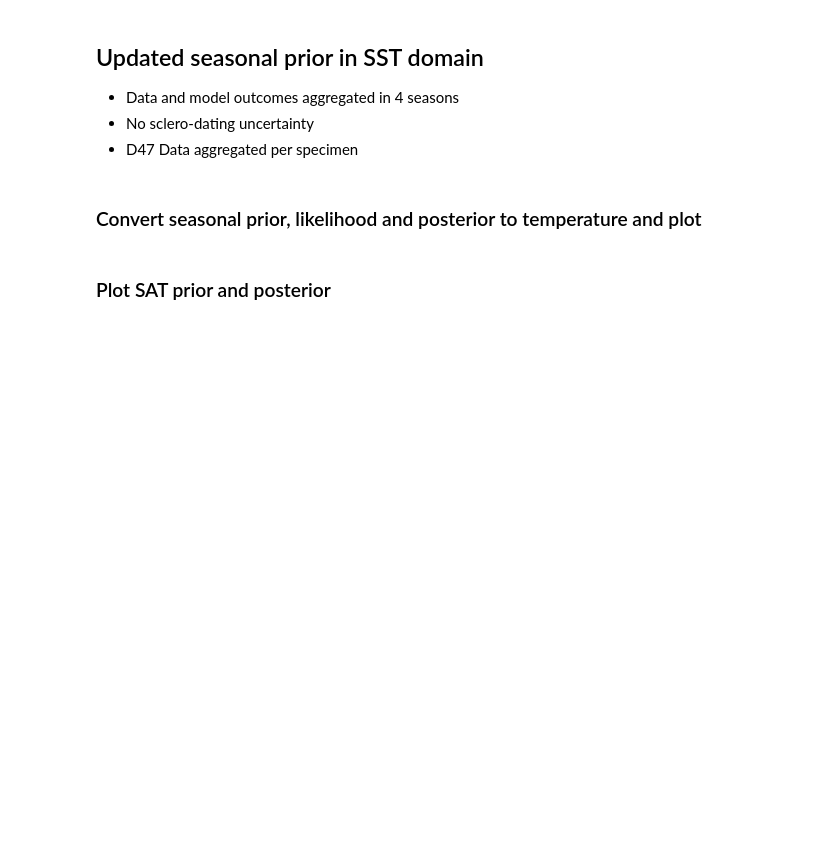
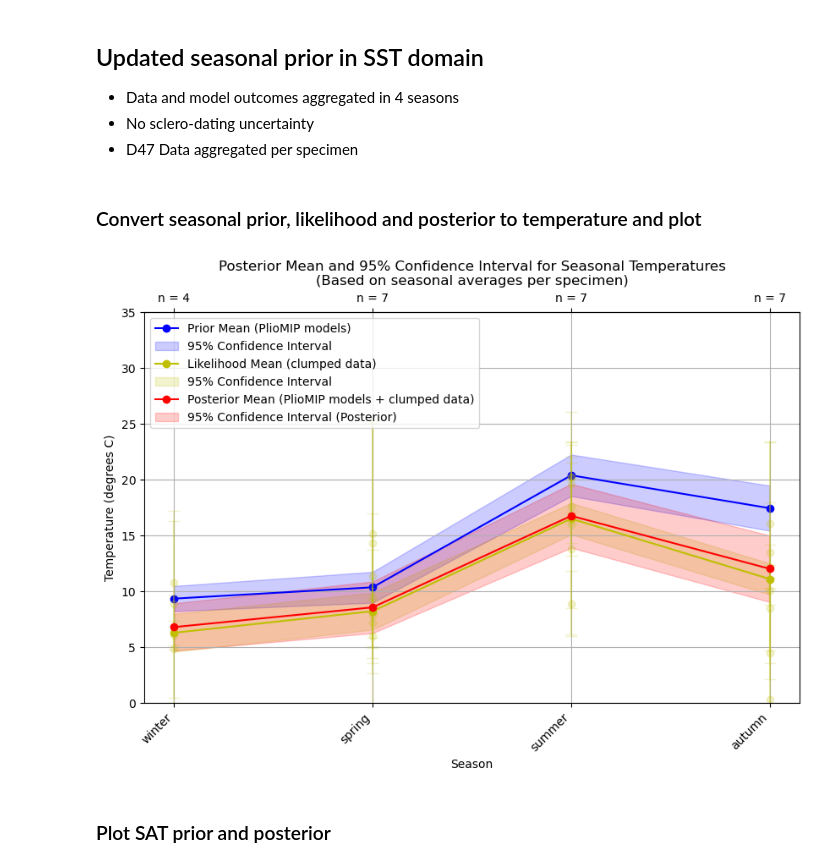
Before and after one commit to nielsjdewinter/SeasonalDA_script, a Jupyter notebook: Seasonal_DA_PWP4_SST_SAT_offline.ipynb, the cells around one changed output. Drawn from its saved outputs; the diff is of its cells as text; code cells hidden in the pictures; blank space fills up the shorter version.

```diff
--- a/Seasonal_DA_PWP4_SST_SAT_offline.ipynb
+++ b/Seasonal_DA_PWP4_SST_SAT_offline.ipynb
@@ -1715,8 +1925,8 @@ cov_prior_D47_seasonal_T = D47c.OGLS23.T47(D47 = mu_prior_D47_seasonal_original,
 mu_likelihood_seasonal_T = D47c.OGLS23.T47(D47 = mu_likelihood_seasonal, sD47 = std_likelihood_seasonal, return_covar = True)[0]
 cov_likelihood_seasonal_T = D47c.OGLS23.T47(D47 = mu_likelihood_seasonal, sD47 = std_likelihood_seasonal, return_covar = True)[1]
 # # Convert posterior D47 to temp
-mu_posterior_seasonal_T = D47c.OGLS23.T47(D47 = mu_prior_D47_seasonal, sD47 = cov_prior_D47_seasonal, return_covar = True)[0]
-cov_posterior_seasonal_T = D47c.OGLS23.T47(D47 = mu_prior_D47_seasonal, sD47 = cov_prior_D47_seasonal, return_covar = True)[1]
+mu_posterior_seasonal_T = D47c.OGLS23.T47(D47 = mu_post_D47_seasonal_averaged, sD47 = cov_post_D47_seasonal_averaged, return_covar = True)[0]
+cov_posterior_seasonal_T = D47c.OGLS23.T47(D47 = mu_post_D47_seasonal_averaged, sD47 = cov_post_D47_seasonal_averaged, return_covar = True)[1]
 
 # Plot in temperature domain
 std_prior_D47_seasonal_T = np.sqrt(np.diag(cov_prior_D47_seasonal_T))
@@ -1753,33 +1963,35 @@ plt.fill_between(seasons_scale,
 for measurement in PWP_D47_seasonal_dict: # Loop over measurements
     plt.plot(measurement["season"] + 1, D47c.OGLS23.T47(D47 = measurement["D47"], sD47 = measurement["D47_sd"])[0], color = "y", marker = "o", alpha = 0.2)
     plt.errorbar(measurement["season"] + 1, D47c.OGLS23.T47(D47 = measurement["D47"], sD47 = measurement["D47_sd"])[0], yerr = D47c.OGLS23.T47(D47 = measurement["D47"], sD47 = measurement["D47_sd"])[1], color = "y", alpha = 0.2, capsize = 5)
 # Add numbers of datapoints used for updating to top
 secax = plt.gca().secondary_xaxis('top')
 secax.set_xticks(seasons_scale)
 secax.set_xticklabels([f"n = {int(n)}" for n in n_update_seasonal])
 secax.tick_params(axis = 'x', rotation = 0)
 
 # POSTERIOR
 # Add posterior mean
 plt.plot(seasons_scale, mu_posterior_seasonal_T, label = 'Posterior Mean (PlioMIP models + clumped data)', color = 'r', marker = 'o')
 # Add 95% confidence intervals for the posterior (mean ± 1.96 * std deviation)
 plt.fill_between(seasons_scale,
     mu_posterior_seasonal_T - stats.t.ppf(1 - 0.025, (n_update_seasonal + n_models_seasonal)) * std_posterior_seasonal_T,
     mu_posterior_seasonal_T + stats.t.ppf(1 - 0.025, (n_update_seasonal + n_models_seasonal)) * std_posterior_seasonal_T,
     color = 'r',
     alpha = 0.2,
     label = '95% Confidence Interval (Posterior)'
 )
 
 # Plot layout
 plt.xticks(seasons_scale, seasons, rotation = 45, ha = "right")
 plt.title('Posterior Mean and 95% Confidence Interval for Seasonal Temperatures\n(Based on seasonal averages per specimen)')
 plt.xlabel('Season')
 plt.ylabel('Temperature (degrees C)')
 plt.ylim(0, 35)
 plt.legend(loc = 'upper left')
 plt.grid(True)
 plt.show()
+# %% [output]
+[figure, added]
 # %% [markdown]
 ### Plot SAT prior and posterior
 # %%
```
Also changed, not shown: parts of 9 cells of this notebook.
